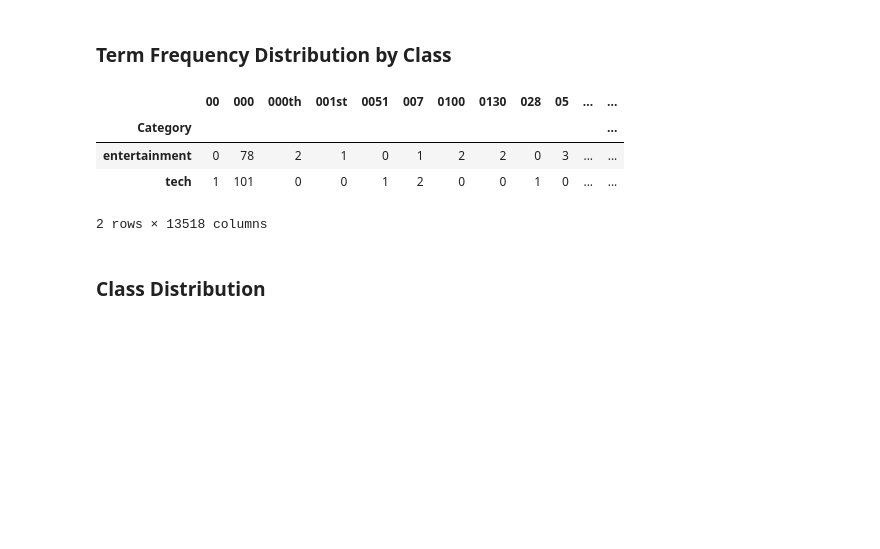
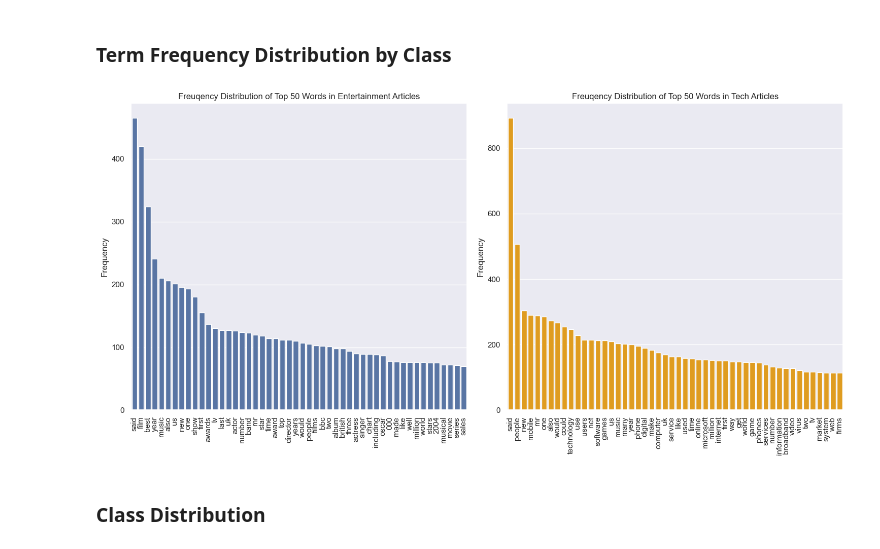
Before and after one commit to csprono/CS361-A3, a Jupyter notebook: task4.ipynb, the cells around one changed output. Saved outputs shown, nothing was run; the diff lists cells and outputs as text; code cells hidden in the pictures; blank space fills up the shorter version.

```diff
--- a/task4.ipynb
+++ b/task4.ipynb
@@ -54,15 +54,30 @@ plt.tight_layout()
 [figure]
 # %% [markdown]
 ### Term Frequency Distribution by Class
-# %%
-totals_by_class = x.join(y).groupby('Category').sum()
-totals_by_class
-# %% [output]
-|  | 00 | 000 | 000th | 001st | 0051 | 007 | 0100 | 0130 | 028 | 05 | ... | ... |
-| Category |  |  |  |  |  |  |  |  |  |  |  | ... |
-| entertainment | 0 | 78 | 2 | 1 | 0 | 1 | 2 | 2 | 0 | 3 | ... | ... |
-| tech | 1 | 101 | 0 | 0 | 1 | 2 | 0 | 0 | 1 | 0 | ... | ... |
-2 rows × 13518 columns
+# %%
+totals_by_class = x.join(y).groupby('Category').sum()
+
+entertainment, tech = [df.sum(numeric_only=True) for _, df in x.join(y).groupby('Category')]
+entertainment.sort_values(ascending=False, inplace=True)
+tech.sort_values(ascending=False, inplace=True)
+
+sns.set_theme(rc={'figure.figsize':(15,7.5)})
+
+plt.subplot(1, 2, 1)
+sns.barplot(entertainment.head(50))
+plt.xticks(rotation=90)
+plt.ylabel('Frequency')
+plt.title('Freuqency Distribution of Top 50 Words in Entertainment Articles')
+
+plt.subplot(1, 2, 2)
+sns.barplot(tech.head(50), color='orange')
+plt.xticks(rotation=90)
+plt.ylabel('Frequency')
+plt.title('Freuqency Distribution of Top 50 Words in Tech Articles')
+
+plt.tight_layout()
+# %% [output]
+[figure, added]
 # %% [markdown]
 ### Class Distribution
 # %%
```
Also changed, not shown: parts of 7 cells of this notebook, 1 other file.
